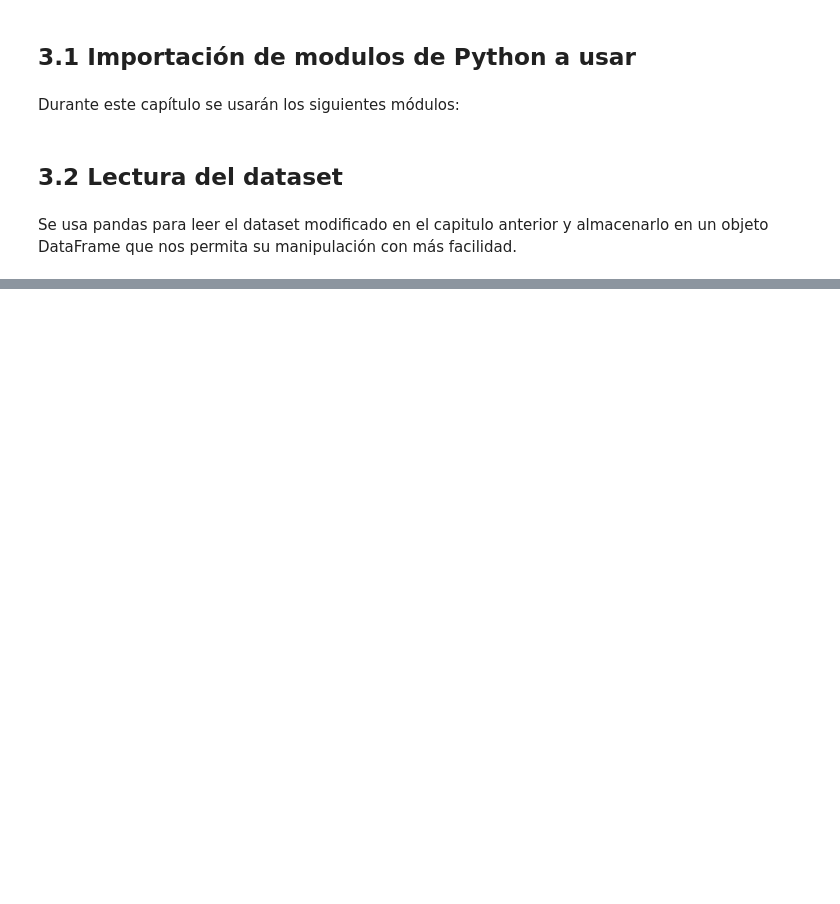
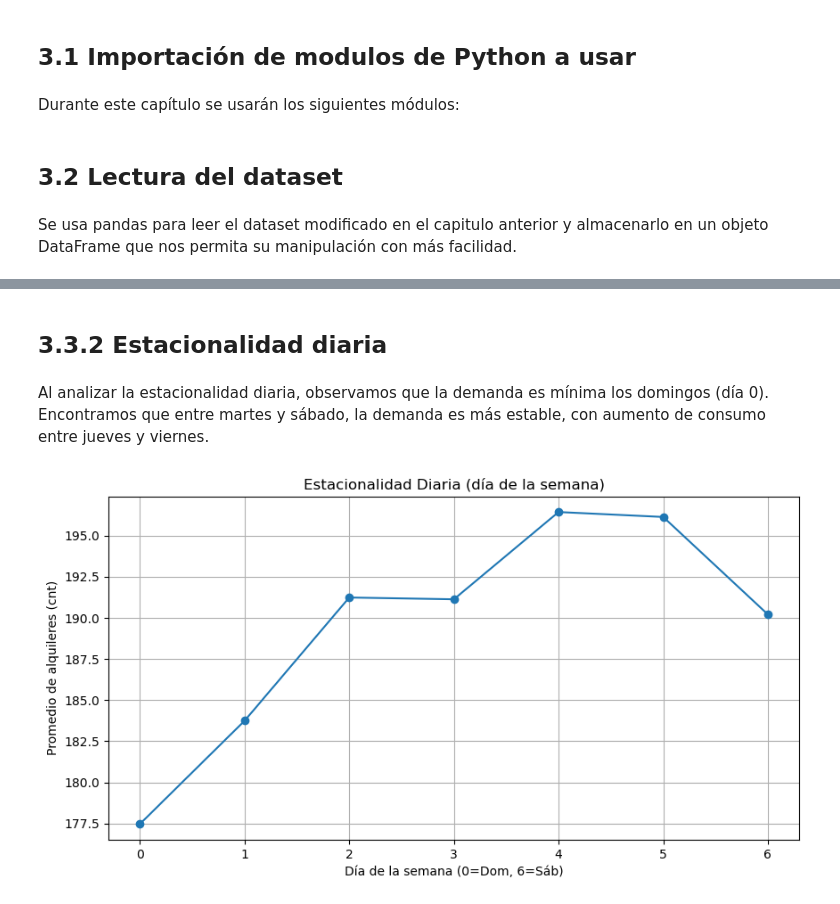
Before and after one commit to Fabian-11037/bike-sharing-regression, a Jupyter notebook: Notebooks/03-eda.ipynb, the cells around one changed output, grey strips where cells are left out. Cells and saved outputs as stored; diff of their text form; code cells hidden in the pictures; blank space fills up the shorter version.

```diff
--- a/Notebooks/03-eda.ipynb
+++ b/Notebooks/03-eda.ipynb
@@ -294,0 +75,16 @@ df_final.to_csv('../Data/Ames-Housing-regressor-columns.csv', index=False)
+# %% [markdown]
+## 3.3.2 Estacionalidad diaria
+# %% [markdown]
+Al analizar la estacionalidad diaria, observamos que la demanda es mínima los domingos (día 0). Encontramos que entre martes y sábado, la demanda es más estable, con aumento de consumo entre jueves y viernes.
+# %%
+daily = df.groupby("weekday")["cnt"].mean()
+
+plt.figure(figsize=(10, 5))
+plt.plot(daily.index, daily.values, marker="o")
+plt.title("Estacionalidad Diaria (día de la semana)")
+plt.xlabel("Día de la semana (0=Dom, 6=Sáb)")
+plt.ylabel("Promedio de alquileres (cnt)")
+plt.grid(True)
+plt.show()
+# %% [output]
+[figure, added]
```
Also changed, not shown: parts of 103 cells of this notebook, 6 other files.
